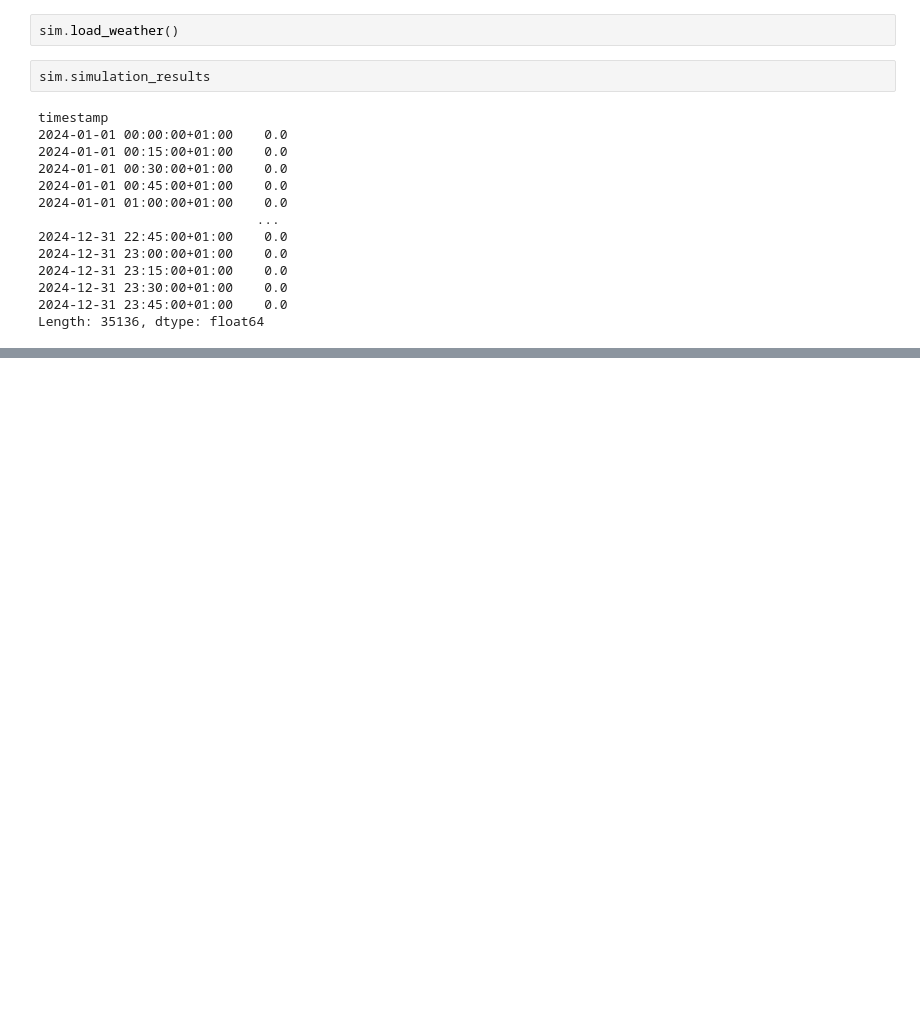
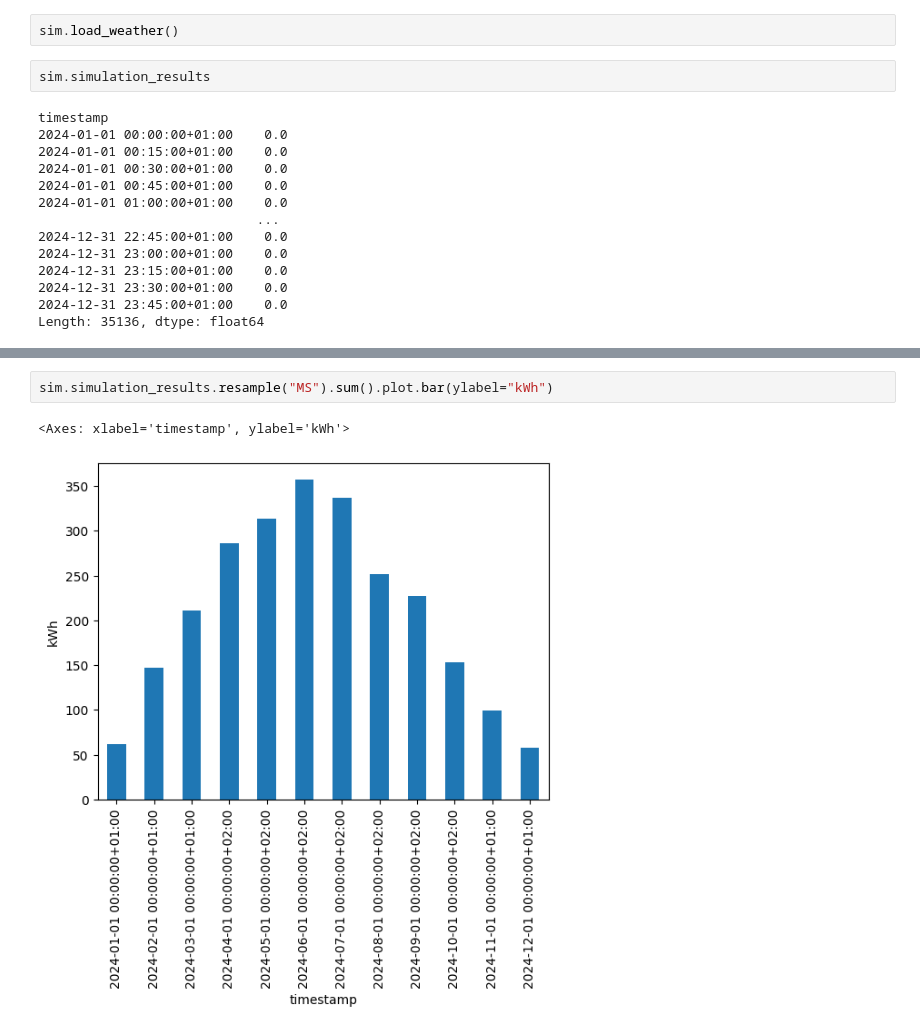
Before and after one commit to EnergieID/OpenEnergyID, a Jupyter notebook: pvlib.ipynb, the cells around one changed output, grey strips where cells are left out. Cells and saved outputs as stored; diff of their text form; blank space fills up the shorter version.

```diff
--- a/pvlib.ipynb
+++ b/pvlib.ipynb
@@ -62,0 +114,5 @@ sim.simulation_results.resample("MS").sum().plot.bar(ylabel="kWh")
+# %%
+sim.simulation_results.resample("MS").sum().plot.bar(ylabel="kWh")
+# %% [output]
+<Axes: xlabel='timestamp', ylabel='kWh'>
+[figure, added]
```
Also changed, not shown: parts of 11 cells of this notebook, 4 other files.
